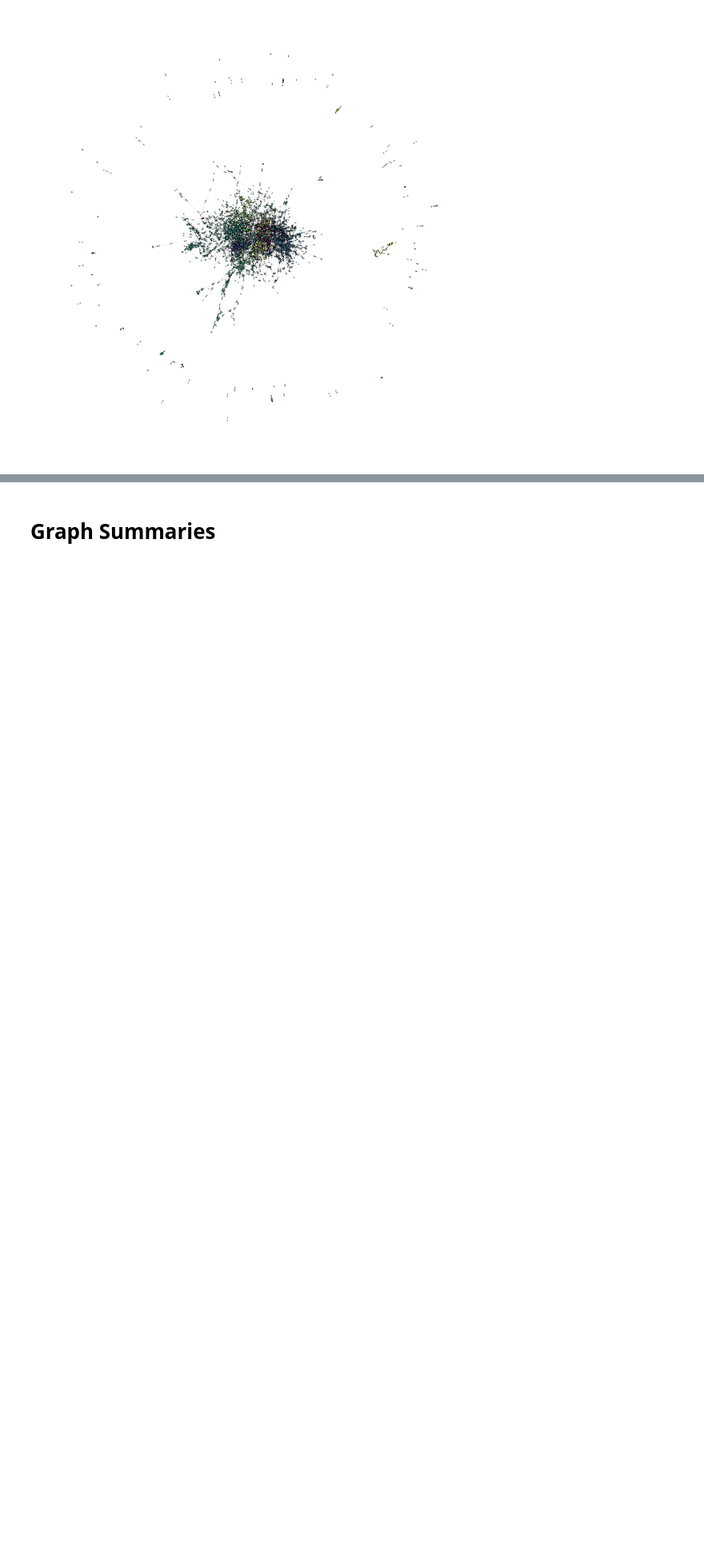
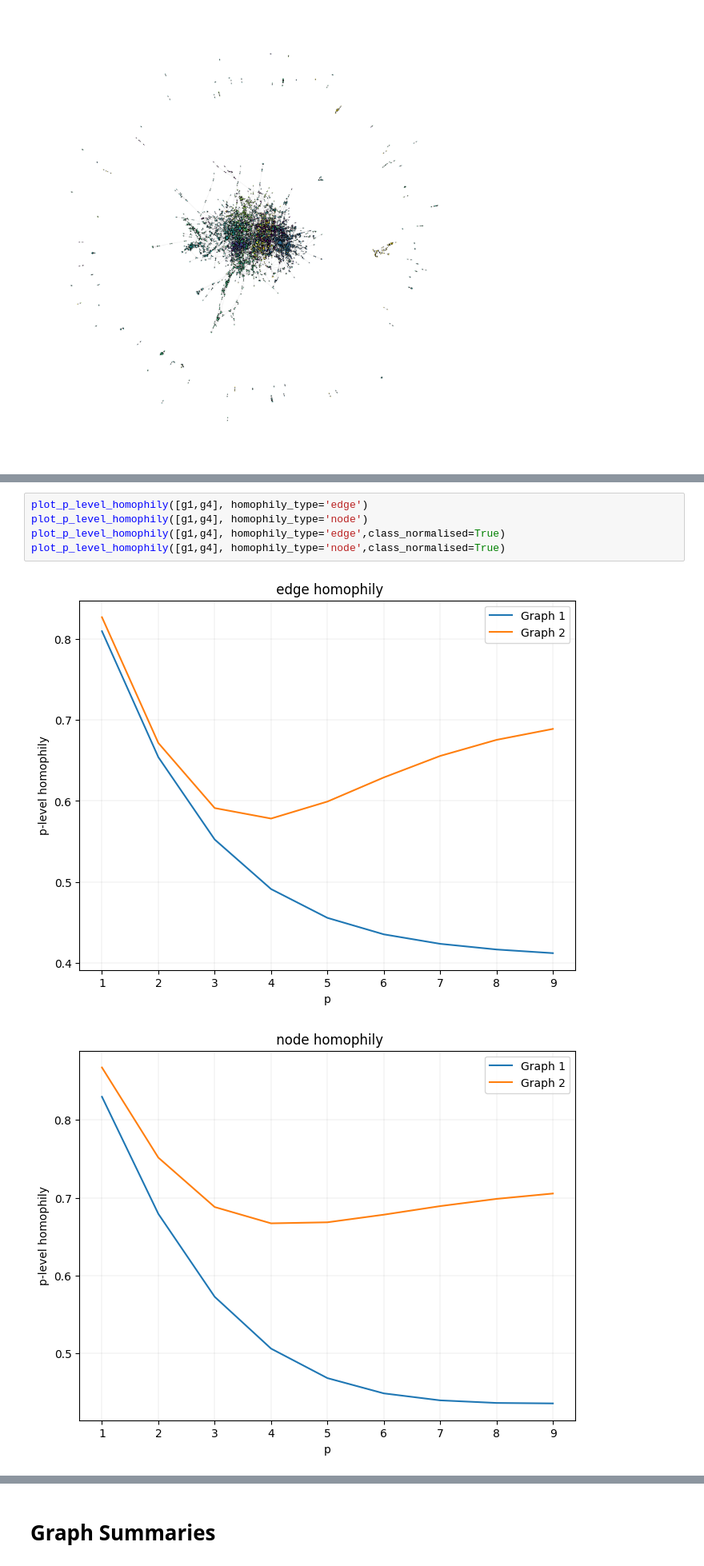
Before and after one commit to jr419/Homophily_Analysis, a Jupyter notebook: sandbox.ipynb, the cells around one changed output, grey strips where cells are left out. Shown at 80% size. Drawn from its saved outputs; the diff is of its cells as text; blank space fills up the shorter version.

```diff
--- a/sandbox.ipynb
+++ b/sandbox.ipynb
@@ -200,0 +174,8 @@ plt.show()
+# %%
+plot_p_level_homophily([g1,g4], homophily_type='edge')
+plot_p_level_homophily([g1,g4], homophily_type='node')
+plot_p_level_homophily([g1,g4], homophily_type='edge',class_normalised=True)
+plot_p_level_homophily([g1,g4], homophily_type='node',class_normalised=True)
+# %% [output]
+[figure, added]
+[figure, added]
```
Also changed, not shown: parts of 9 cells of this notebook, 8 other files.
